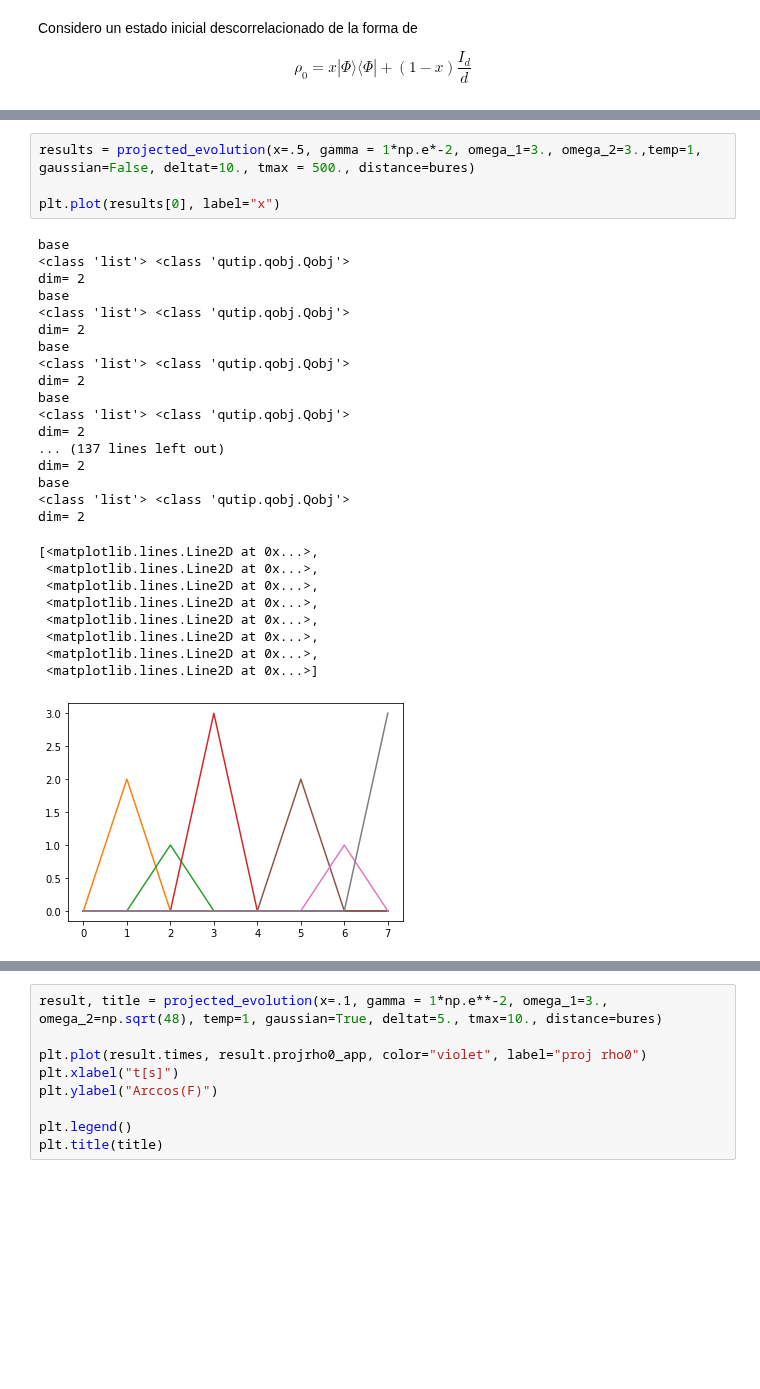
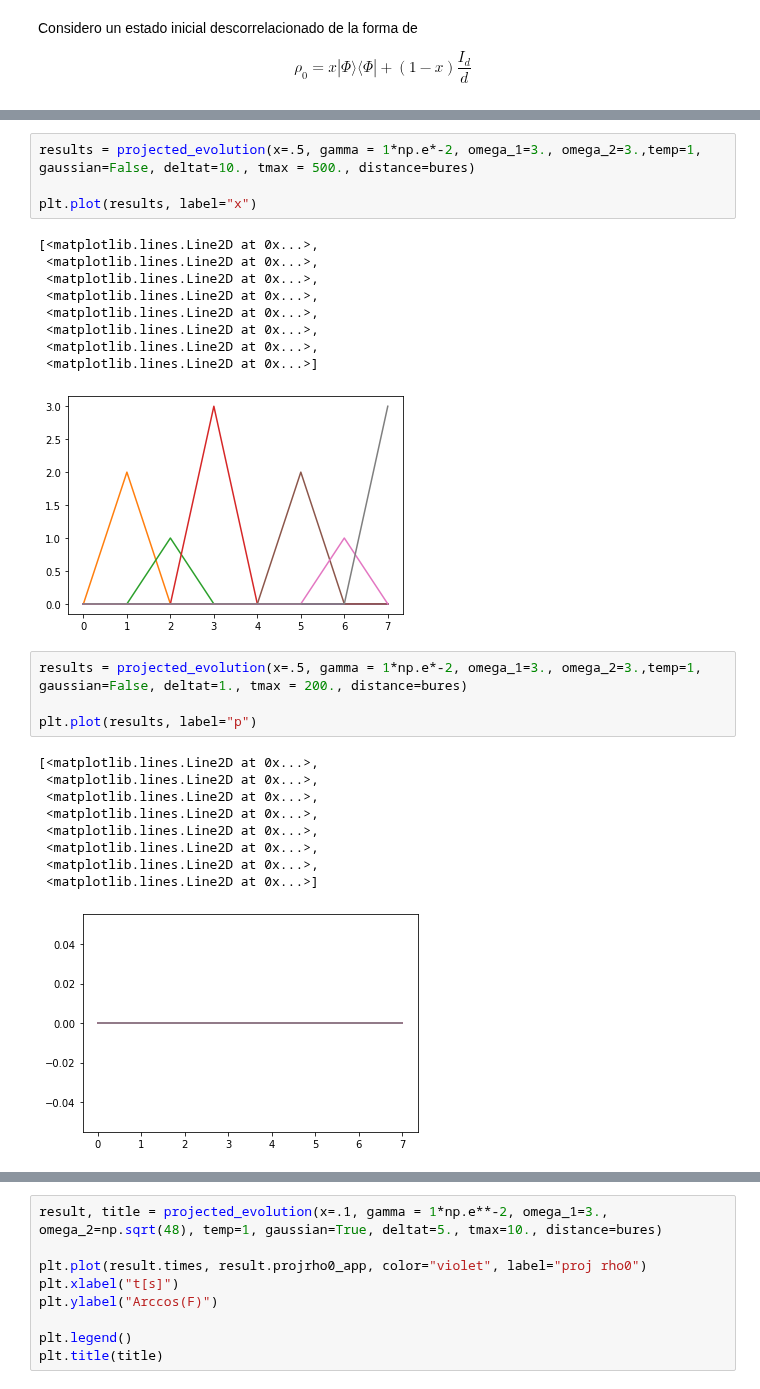
Before and after one commit to tomi-cuentitas/Spin-Chains-, a Jupyter notebook: HS_projected_evolution_debugged.ipynb, the cells around one changed output, grey strips where cells are left out. Cells and saved outputs as stored; diff of their text form; blank space fills up the shorter version.

```diff
--- a/HS_projected_evolution_debugged.ipynb
+++ b/HS_projected_evolution_debugged.ipynb
@@ -263,32 +286,29 @@ def projected_evolution(x=.5, gamma = 1*np.e*-2, omega_1=3., omega_2=3.,temp=1,
 # %%
 results = projected_evolution(x=.5, gamma = 1*np.e*-2, omega_1=3., omega_2=3.,temp=1, gaussian=False, deltat=10., tmax = 500., distance=bures)
 
-plt.plot(results[0], label="x")
+plt.plot(results, label="x")
 # %% [output]
-base
-<class 'list'> <class 'qutip.qobj.Qobj'>
-dim= 2
-base
-<class 'list'> <class 'qutip.qobj.Qobj'>
-dim= 2
-base
-<class 'list'> <class 'qutip.qobj.Qobj'>
-dim= 2
-base
-<class 'list'> <class 'qutip.qobj.Qobj'>
-dim= 2
-... (137 lines left out)
-dim= 2
-base
-<class 'list'> <class 'qutip.qobj.Qobj'>
-dim= 2
+[<matplotlib.lines.Line2D at 0x...>,
+ <matplotlib.lines.Line2D at 0x...>,
+ <matplotlib.lines.Line2D at 0x...>,
+ <matplotlib.lines.Line2D at 0x...>,
+ <matplotlib.lines.Line2D at 0x...>,
+ <matplotlib.lines.Line2D at 0x...>,
+ <matplotlib.lines.Line2D at 0x...>,
+ <matplotlib.lines.Line2D at 0x...>]
-[<matplotlib.lines.Line2D at 0x...>,
- <matplotlib.lines.Line2D at 0x...>,
- <matplotlib.lines.Line2D at 0x...>,
- <matplotlib.lines.Line2D at 0x...>,
- <matplotlib.lines.Line2D at 0x...>,
- <matplotlib.lines.Line2D at 0x...>,
- <matplotlib.lines.Line2D at 0x...>,
- <matplotlib.lines.Line2D at 0x...>]
 [figure]
+# %%
+results = projected_evolution(x=.5, gamma = 1*np.e*-2, omega_1=3., omega_2=3.,temp=1, gaussian=False, deltat=1., tmax = 200., distance=bures)
+
+plt.plot(results, label="p")
+# %% [output]
+[<matplotlib.lines.Line2D at 0x...>,
+ <matplotlib.lines.Line2D at 0x...>,
+ <matplotlib.lines.Line2D at 0x...>,
+ <matplotlib.lines.Line2D at 0x...>,
+ <matplotlib.lines.Line2D at 0x...>,
+ <matplotlib.lines.Line2D at 0x...>,
+ <matplotlib.lines.Line2D at 0x...>,
+ <matplotlib.lines.Line2D at 0x...>]
+[figure, added]
 # %%
```
Also changed, not shown: parts of 7 cells of this notebook.
